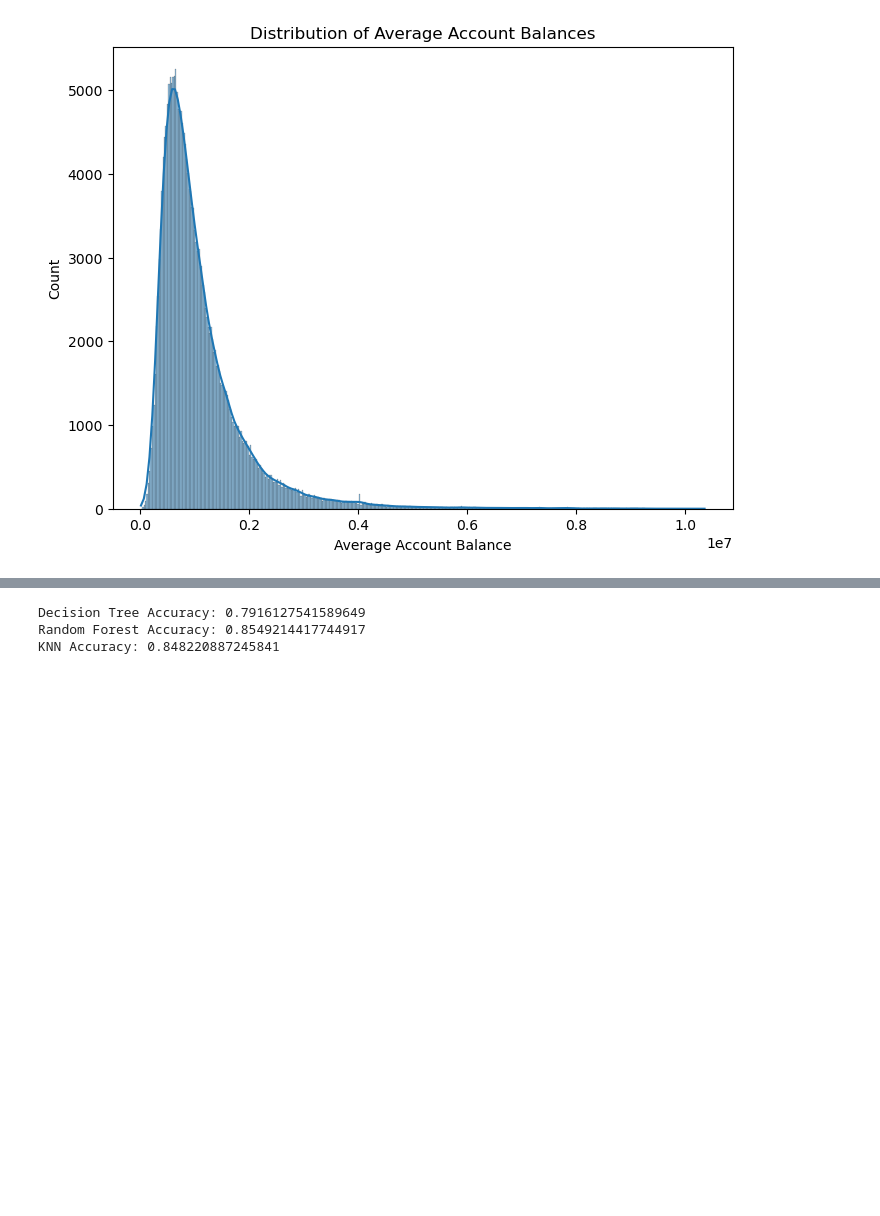
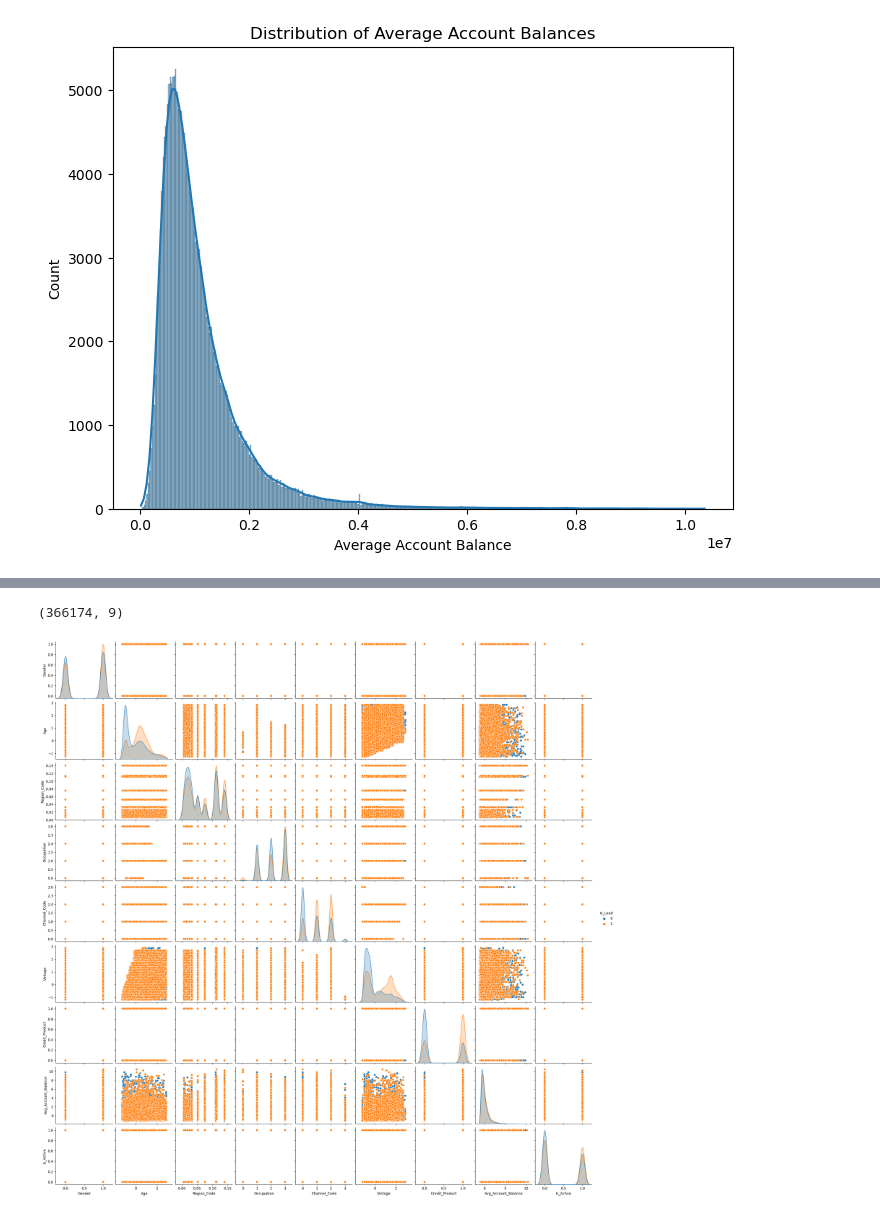
Before and after one commit to koti-malla/Creditcard-Lead-prediction, a Jupyter notebook: CreditCard Lead Prediction.ipynb, the cells around one changed output, grey strips where cells are left out. Drawn from its saved outputs; the diff is of its cells as text; code cells hidden in the pictures; blank space fills up the shorter version.

```diff
--- a/CreditCard Lead Prediction.ipynb
+++ b/CreditCard Lead Prediction.ipynb
@@ -186,37 +204,40 @@ for i in df.select_dtypes("object").columns:
 # %%
 X=df.iloc[::,:-1]
 y=df.iloc[::,-1]
+# %%
+# downsampling the class with high values
+from imblearn.under_sampling import RandomUnderSampler
+from imblearn.over_sampling import SMOTE
+
+#rus = RandomUnderSampler(random_state=42)
+#X_resampled, y_resampled = rus.fit_resample(X, y)
+
+
+# Apply SMOTE upsampling
+smote = SMOTE(random_state=42)
+X_resampled, y_resampled = smote.fit_resample(X, y)
+# %%
+X_resampled.shape
+# %% [output]
+(366174, 9)
+# %%
+# Combine features and labels for creating the pair plot
+data_with_labels = pd.concat([X_resampled, y_resampled], axis=1)
+
+# Create a pair plot
+sns.pairplot(data_with_labels, hue='Is_Lead', diag_kind='kde')
+plt.show()
+# %% [output]
+[figure, added]
 # %%
 from sklearn.tree import DecisionTreeClassifier
-from sklearn.ensemble import RandomForestClassifier
+from sklearn.ensemble import RandomForestClassifier,AdaBoostClassifier, GradientBoostingClassifier, VotingClassifier
 from sklearn.neighbors import KNeighborsClassifier
-from sklearn.model_selection import train_test_split
-from sklearn.metrics import accuracy_score
+from sklearn.svm import SVC
+
+from sklearn.linear_model import LogisticRegression
+from sklearn.model_selection import train_test_split ,RandomizedSearchCV
+from sklearn.metrics import accuracy_score, precision_score, recall_score, f1_score
 
 # Split the data into training and testing sets
-X_train, X_test, y_train, y_test = train_test_split(X, y, test_size=0.2, random_state=42)
-
-# Decision Tree
-dt_classifier = DecisionTreeClassifier()
-dt_classifier.fit(X_train, y_train)
-dt_predictions = dt_classifier.predict(X_test)
-dt_accuracy = accuracy_score(y_test, dt_predictions)
-print("Decision Tree Accuracy:", dt_accuracy)
-
-# Random Forest
-rf_classifier = RandomForestClassifier()
-rf_classifier.fit(X_train, y_train)
-rf_predictions = rf_classifier.predict(X_test)
-rf_accuracy = accuracy_score(y_test, rf_predictions)
-print("Random Forest Accuracy:", rf_accuracy)
-
-# K-Nearest Neighbors (KNN)
-knn_classifier = KNeighborsClassifier()
-knn_classifier.fit(X_train, y_train)
-knn_predictions = knn_classifier.predict(X_test)
-knn_accuracy = accuracy_score(y_test, knn_predictions)
-print("KNN Accuracy:", knn_accuracy)
+X_train, X_test, y_train, y_test = train_test_split(X_resampled, y_resampled, test_size=0.2, random_state=42)
-# %% [output]
-Decision Tree Accuracy: 0.7916127541589649
-Random Forest Accuracy: 0.8549214417744917
-KNN Accuracy: 0.848220887245841
```
Also changed, not shown: parts of 10 cells of this notebook.
